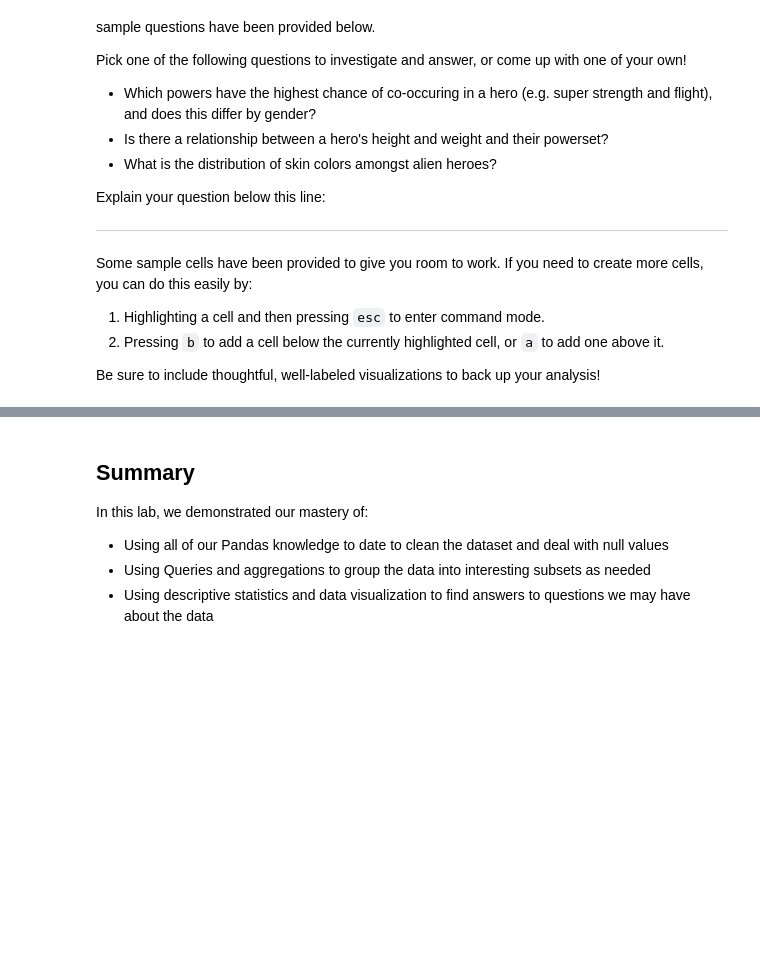
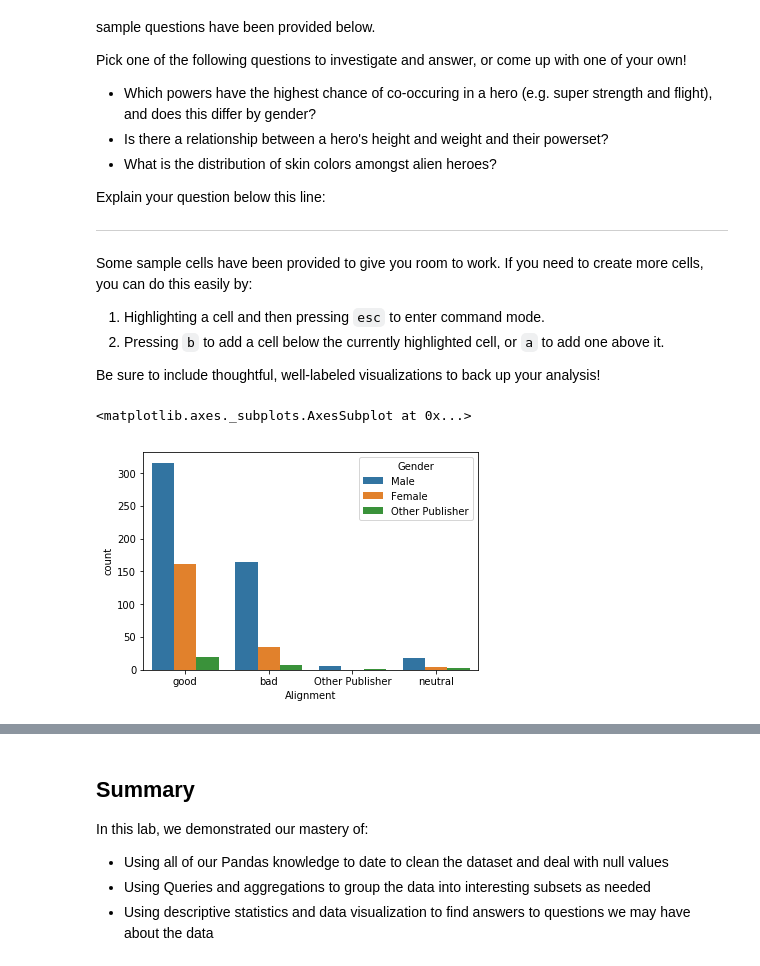
Before and after one commit to MissAle17/dsc-1-04-13-project-data-cleaning-online-ds-sp-000, a Jupyter notebook: index.ipynb, the cells around one changed output, grey strips where cells are left out. Saved outputs shown, nothing was run; the diff lists cells and outputs as text; code cells hidden in the pictures; blank space fills up the shorter version.

```diff
--- a/index.ipynb
+++ b/index.ipynb
@@ -293 +225,7 @@ heroes_df['Publisher'].fillna('Other Publisher', inplace=True)
+# %%
+#Cleaning weight by first converting negative values to none
+info['Weight'] = info['Weight'].map(lambda x: int(x) if x>0 else None)
+# %%
+#then adding the median instead
+info['Weight'].fillna(info['Weight'].median(), inplace= True)
 # %%
@@ -300,2 +245,5 @@ heroes_df['Weight'] = heroes_df['Weight'].map(lambda x: int(x) if x>0 else None)
+# %%
+#same cleaning for height as was doen for weight
+info['Height'] = info['Height'].map(lambda x: int(x) if x>0 else None)
 # %%
-heroes_df['Weight'].fillna(heroes_df['Weight'].median(), inplace= True)
+info['Height'].fillna(info['Height'].median(), inplace= True)
@@ -529,3 +471,9 @@ Some sample cells have been provided to give you room to work. If you need to cr
 1. Pressing `b` to add a cell below the currently highlighted cell, or `a` to add one above it.
 
 Be sure to include thoughtful, well-labeled visualizations to back up your analysis!
+# %%
+#alighnment by gender - nearly equally likely to be a bad guy or a good woman
+sns.countplot(x='Alignment', data=info, hue='Gender')
+# %% [output]
+<matplotlib.axes._subplots.AxesSubplot at 0x...>
+[figure, added]
```
Also changed, not shown: parts of 56 cells of this notebook.
